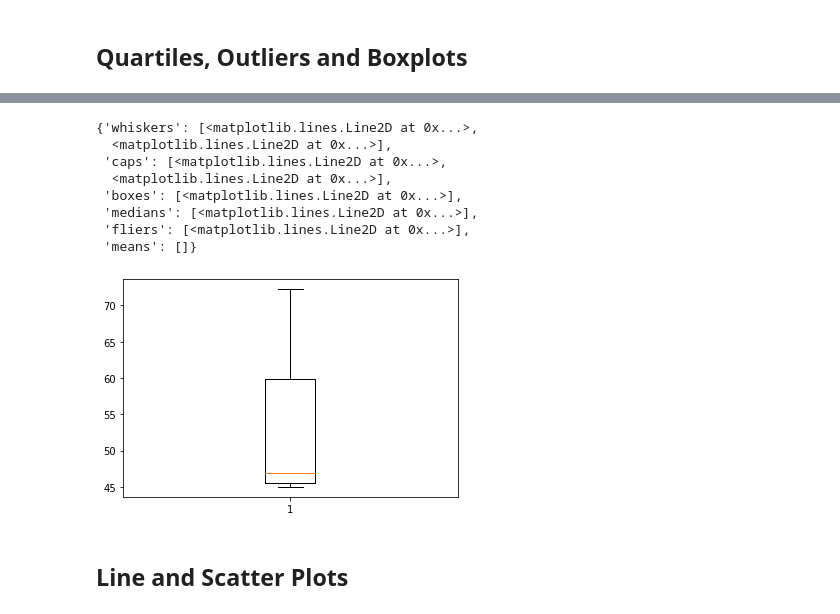
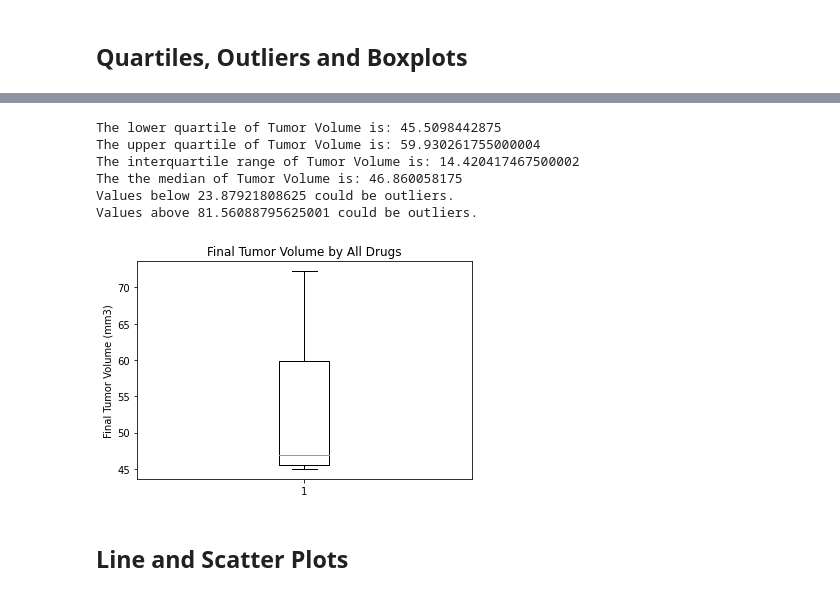
Before and after one commit to MondragB/bryant-mondragon-rutgers-work, a Jupyter notebook: matplotlib-challenge/Pymaceuticals/pymaceuticals_starter.ipynb, the cells around one changed output, grey strips where cells are left out. Drawn from its saved outputs; the diff is of its cells as text; code cells hidden in the pictures.

```diff
--- a/matplotlib-challenge/Pymaceuticals/pymaceuticals_starter.ipynb
+++ b/matplotlib-challenge/Pymaceuticals/pymaceuticals_starter.ipynb
@@ -221,7 +236,7 @@ See the caveats in the documentation: https://pandas.pydata.org/pandas-docs/stab
 treatments = specific_drug_data['Drug Regimen'].unique()
 
 # Create empty list to fill with tumor vol data (for plotting)
-tumor_vol_data = []
+tumor_vol_data_capomulin = []
 
 # Calculate the IQR and quantitatively determine if there are any potential outliers.
 quartiles = specific_drug_data_max['Tumor Volume (mm3)'].quantile([.25,.5,.75])
@@ -229,26 +244,38 @@ lowerq = quartiles[.25]
 upperq = quartiles[.75]
 iqr = upperq-lowerq
 
+print(f'The lower quartile of Tumor Volume is: {lowerq}')
+print(f'The upper quartile of Tumor Volume is: {upperq}')
+print(f'The interquartile range of Tumor Volume is: {iqr}')
+print(f'The the median of Tumor Volume is: {quartiles[0.5]}')
+
 # Locate the rows which contain mice on each drug and get the tumor volumes
+# NOTE: it seems that to use the implementation in the README requires each drug to have its
+# own column (?)
+
 tumor_vol_data = specific_drug_data_max['Tumor Volume (mm3)']
 
 # Determine outliers using upper and lower bounds
 lower_bound = lowerq - (1.5*iqr)
 upper_bound = upperq + (1.5*iqr)
+print(f'Values below {lower_bound} could be outliers.')
+print(f'Values above {upper_bound} could be outliers.')
+# %% [output]
+The lower quartile of Tumor Volume is: 45.5098442875
+The upper quartile of Tumor Volume is: 59.930261755000004
+The interquartile range of Tumor Volume is: 14.420417467500002
+The the median of Tumor Volume is: 46.860058175
+Values below 23.87921808625 could be outliers.
+Values above 81.56088795625001 could be outliers.
 # %%
 # Generate a box plot of the final tumor volume of each mouse across four regimens of interest
 fig1, ax1 = plt.subplots()
-ax1.boxplot(tumor_vol_data)
+ax1.boxplot(values)
+plt.title('Final Tumor Volume by All Drugs')
+plt.ylabel('Final Tumor Volume (mm3)')
+plt.show()
 # %% [output]
-{'whiskers': [<matplotlib.lines.Line2D at 0x...>,
-  <matplotlib.lines.Line2D at 0x...>],
- 'caps': [<matplotlib.lines.Line2D at 0x...>,
-  <matplotlib.lines.Line2D at 0x...>],
- 'boxes': [<matplotlib.lines.Line2D at 0x...>],
- 'medians': [<matplotlib.lines.Line2D at 0x...>],
- 'fliers': [<matplotlib.lines.Line2D at 0x...>],
- 'means': []}
-[figure, old version]
+[figure, new version]
 # %% [markdown]
 ## Line and Scatter Plots
 # %%
```
Also changed, not shown: parts of 4 cells of this notebook.
